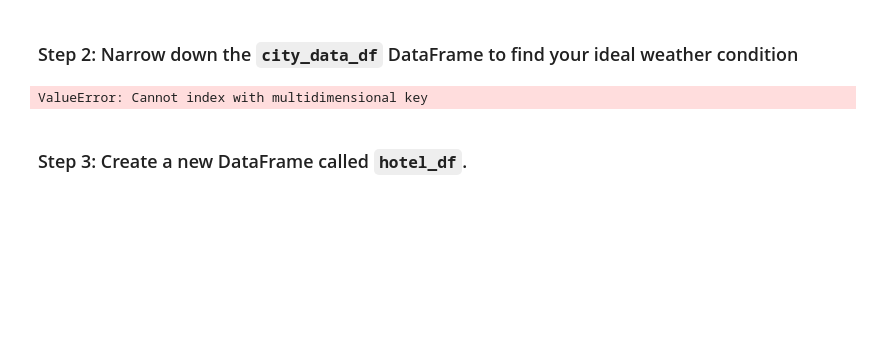
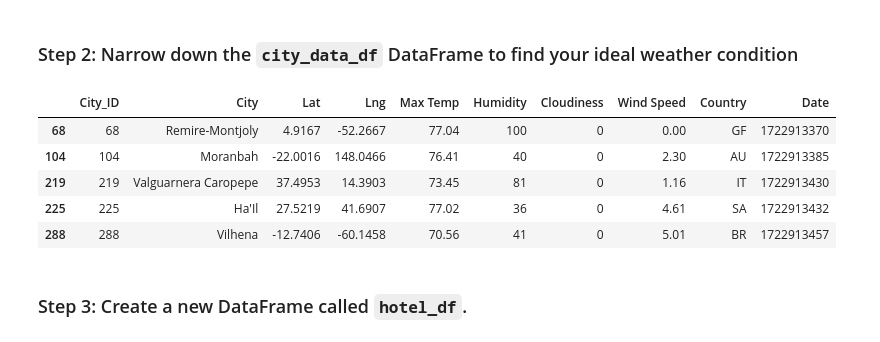
Before and after one commit to cfortiz/python-api-challenge, a Jupyter notebook: WeatherPy/VacationPy.ipynb, the cells around one changed output. Saved outputs shown, nothing was run; the diff lists cells and outputs as text; code cells hidden in the pictures; blank space fills up the shorter version.

```diff
--- a/WeatherPy/VacationPy.ipynb
+++ b/WeatherPy/VacationPy.ipynb
@@ -57,22 +56,26 @@ map_plot_1
 # %%
 # Narrow down cities that fit criteria and drop any results with null values
 # Criteria max temp between 68°F and 78°F, wind speed of at most 10 mph, and
 # 0% cloudiness.
-
-ideal_df = city_data_df.loc[ \
-    (city_data_df[["Max Temp"]] >= 68) & \
-    (city_data_df[["Max Temp"]] <= 78) & \
-    (city_data_df[["Wind Speed"]] <= 10) & \
-    (city_data_df[["Cloudiness"]] == 0), : \
+ideal_df = city_data_df.loc[
+    (city_data_df["Max Temp"] >= 68) &
+    (city_data_df["Max Temp"] <= 78) &
+    (city_data_df["Wind Speed"] <= 10) &
+    (city_data_df["Cloudiness"] == 0)
 ]
 
 # Drop any rows with null values
 ideal_df = ideal_df.dropna()
 
 # Display sample data
 ideal_df.head()
 # %% [output]
-ValueError: Cannot index with multidimensional key
+|  | City_ID | City | Lat | Lng | Max Temp | Humidity | Cloudiness | Wind Speed | Country | Date |
+| 68 | 68 | Remire-Montjoly | 4.9167 | -52.2667 | 77.04 | 100 | 0 | 0.00 | GF | 1722913370 |
+| 104 | 104 | Moranbah | -22.0016 | 148.0466 | 76.41 | 40 | 0 | 2.30 | AU | 1722913385 |
+| 219 | 219 | Valguarnera Caropepe | 37.4953 | 14.3903 | 73.45 | 81 | 0 | 1.16 | IT | 1722913430 |
+| 225 | 225 | Ha'Il | 27.5219 | 41.6907 | 77.02 | 36 | 0 | 4.61 | SA | 1722913432 |
+| 288 | 288 | Vilhena | -12.7406 | -60.1458 | 70.56 | 41 | 0 | 5.01 | BR | 1722913457 |
 # %% [markdown]
 ### Step 3: Create a new DataFrame called `hotel_df`.
 # %%
```
Also changed, not shown: parts of 6 cells of this notebook.
